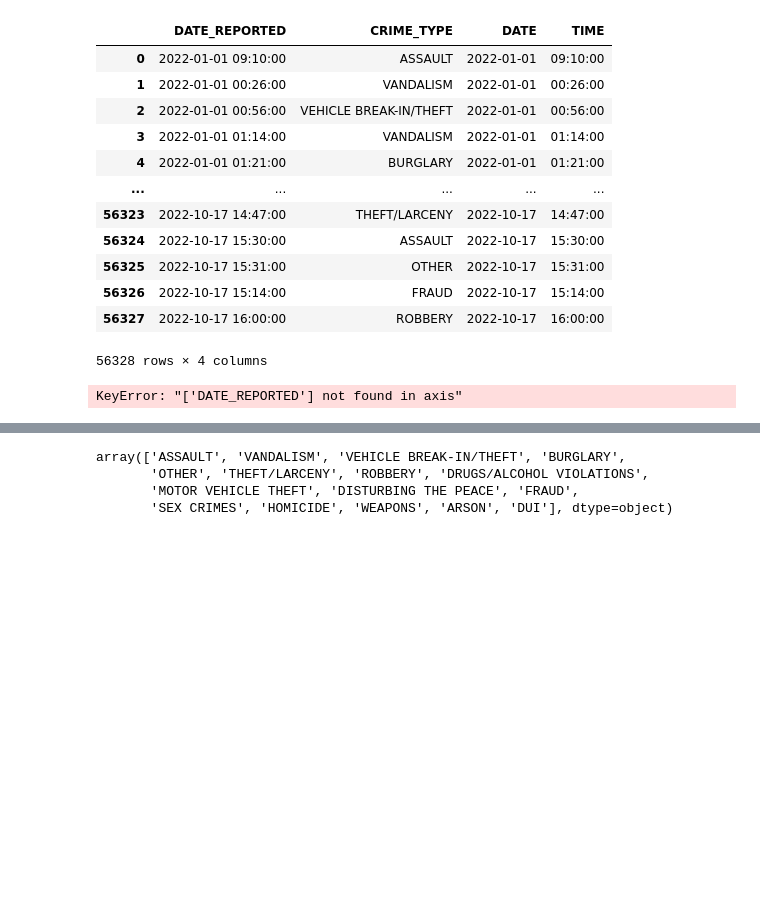
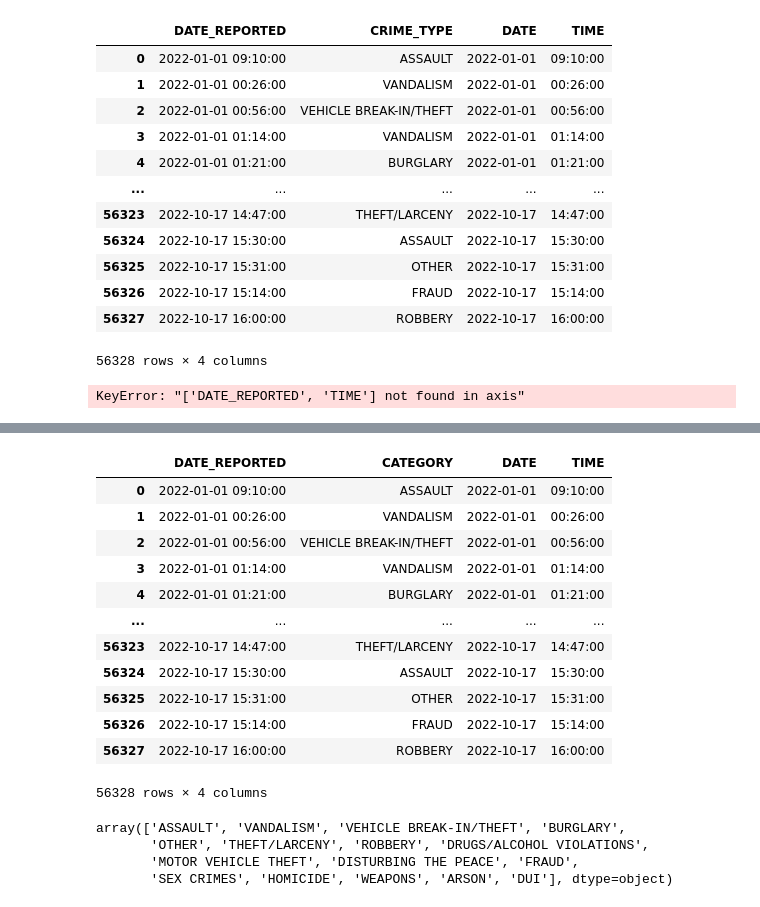
Before and after one commit to KimberlyB5/Comparing-Crime-LouisvilleKY-MemphisTN, a Jupyter notebook: Comparing-Crime-Louisville-Memphis.ipynb, the cells around one changed output, grey strips where cells are left out. Saved outputs shown, nothing was run; the diff lists cells and outputs as text; code cells hidden in the pictures; blank space fills up the shorter version.

```diff
--- a/Comparing-Crime-Louisville-Memphis.ipynb
+++ b/Comparing-Crime-Louisville-Memphis.ipynb
@@ -117,8 +117,12 @@ Lou
 #Lou.drop('DATE_REPORTED')
 #Lou.drop(Lou.iloc[:, 3:], axis = 1)
 #Lou.drop(['DATE_REPORTED'],axis=1)
+#Lou.drop(Lou.columns[[0,3]], axis=1, inplace=True)
+#Lou.drop(["DATE_REPORTED", "TIME"])
+         #, axis=1, inplace=True)
+Lou
 # %% [output]
-KeyError: "['DATE_REPORTED'] not found in axis"
+KeyError: "['DATE_REPORTED', 'TIME'] not found in axis"
 # %%
 #  Selecting only the 2022 data for comparison
 # %%
@@ -145,4 +149,21 @@ Mem
 # %%
 #  Memphis data is Aggregate data where Louisville is per occurance,
 #  therefore I need to summarize the Louisville data to compare to Memphis.
+# %%
+lou2 = Lou.rename({'CRIME_TYPE': 'CATEGORY'}, axis=1)
+lou2
+# %% [output]
+|  | DATE_REPORTED | CATEGORY | DATE | TIME |
+| 0 | 2022-01-01 09:10:00 | ASSAULT | 2022-01-01 | 09:10:00 |
+| 1 | 2022-01-01 00:26:00 | VANDALISM | 2022-01-01 | 00:26:00 |
+| 2 | 2022-01-01 00:56:00 | VEHICLE BREAK-IN/THEFT | 2022-01-01 | 00:56:00 |
+| 3 | 2022-01-01 01:14:00 | VANDALISM | 2022-01-01 | 01:14:00 |
+| 4 | 2022-01-01 01:21:00 | BURGLARY | 2022-01-01 | 01:21:00 |
+| ... | ... | ... | ... | ... |
+| 56323 | 2022-10-17 14:47:00 | THEFT/LARCENY | 2022-10-17 | 14:47:00 |
+| 56324 | 2022-10-17 15:30:00 | ASSAULT | 2022-10-17 | 15:30:00 |
+| 56325 | 2022-10-17 15:31:00 | OTHER | 2022-10-17 | 15:31:00 |
+| 56326 | 2022-10-17 15:14:00 | FRAUD | 2022-10-17 | 15:14:00 |
+| 56327 | 2022-10-17 16:00:00 | ROBBERY | 2022-10-17 | 16:00:00 |
+56328 rows × 4 columns
 # %%
```
Also changed, not shown: parts of 6 cells of this notebook.
